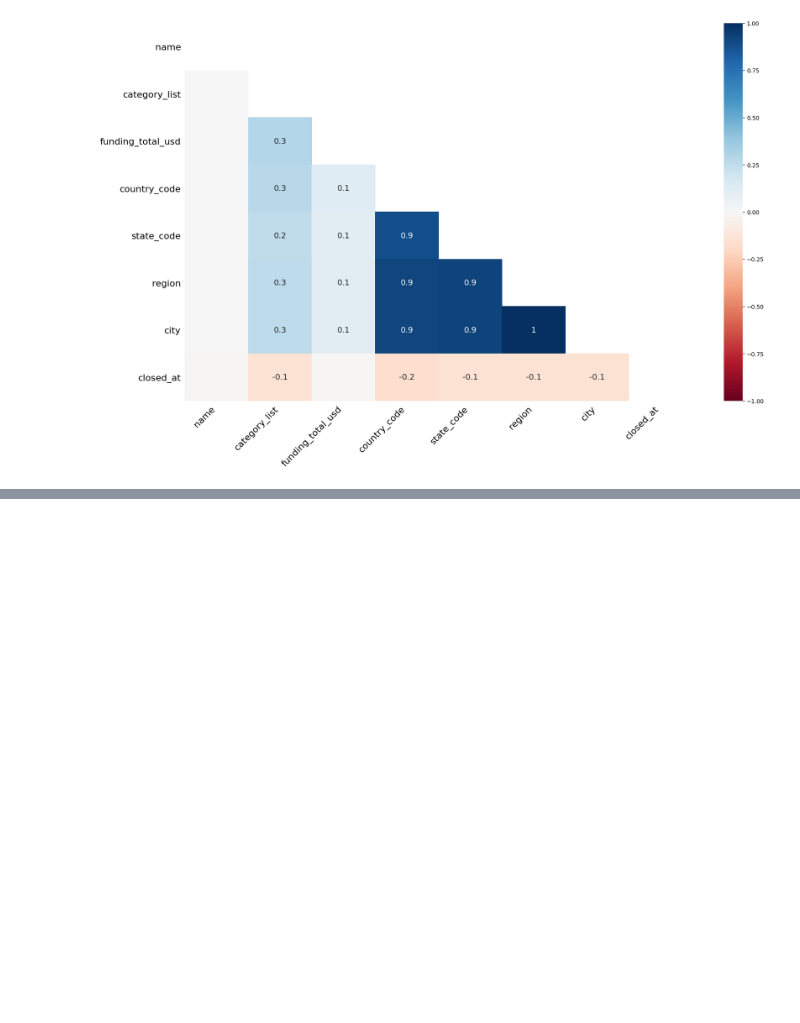
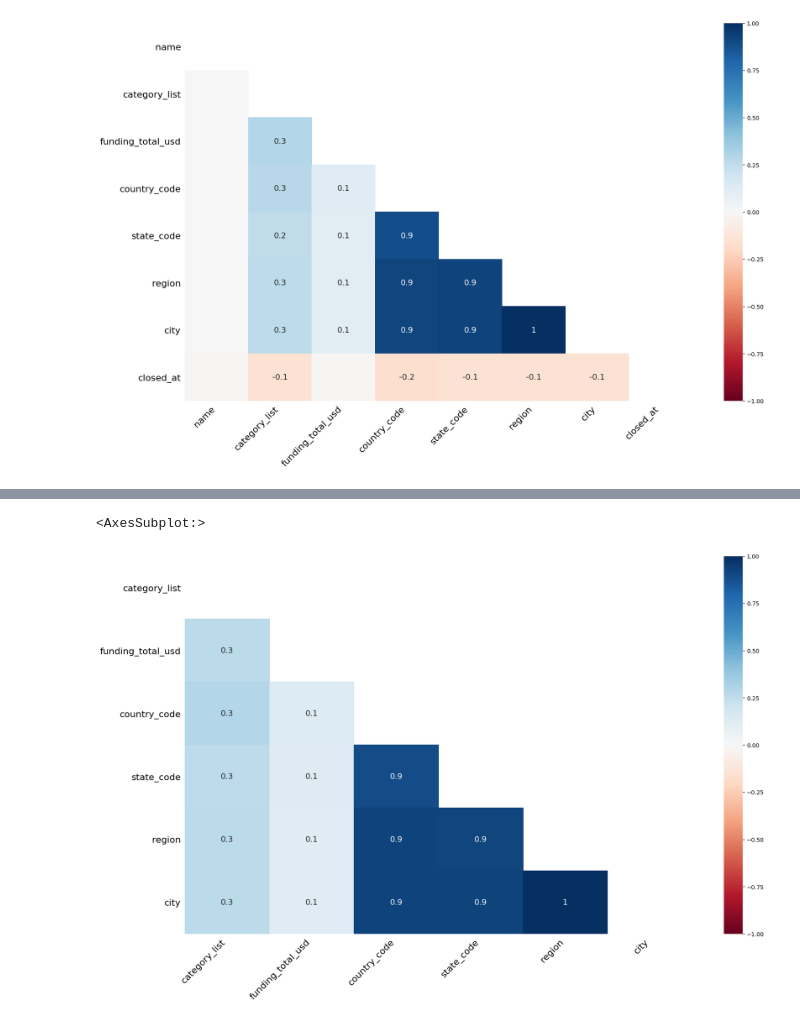
Before and after one commit to OlMac48/master-Olmakey, a Jupyter notebook: masterskaja1-Makeykin.ipynb, the cells around one changed output, grey strips where cells are left out. Cells and saved outputs as stored; diff of their text form; code cells hidden in the pictures; blank space fills up the shorter version.

```diff
--- a/masterskaja1-Makeykin.ipynb
+++ b/masterskaja1-Makeykin.ipynb
@@ -287,0 +511,6 @@ msno.heatmap(df_train)
+# %%
+#зависят ли пропуски от значений других столбцов?
+msno.heatmap(df_test)
+# %% [output]
+<AxesSubplot:>
+[figure, added]
```
Also changed, not shown: parts of 34 cells of this notebook, 1 other file.
